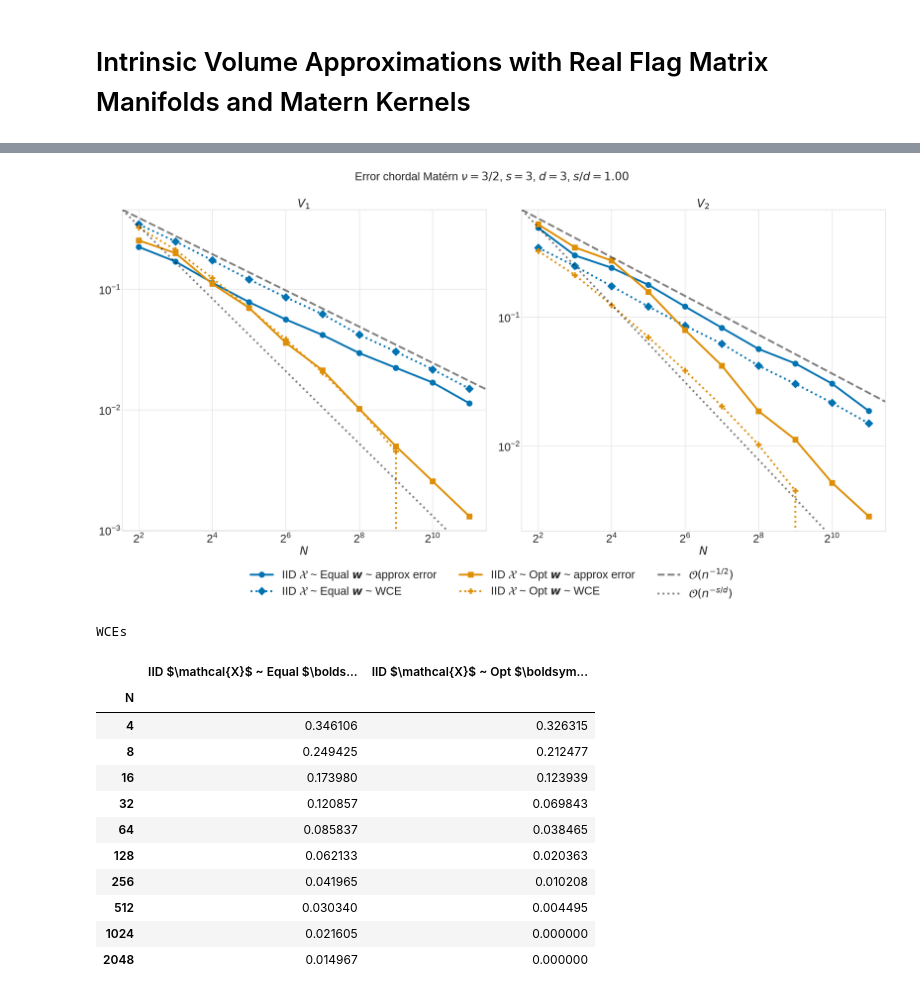
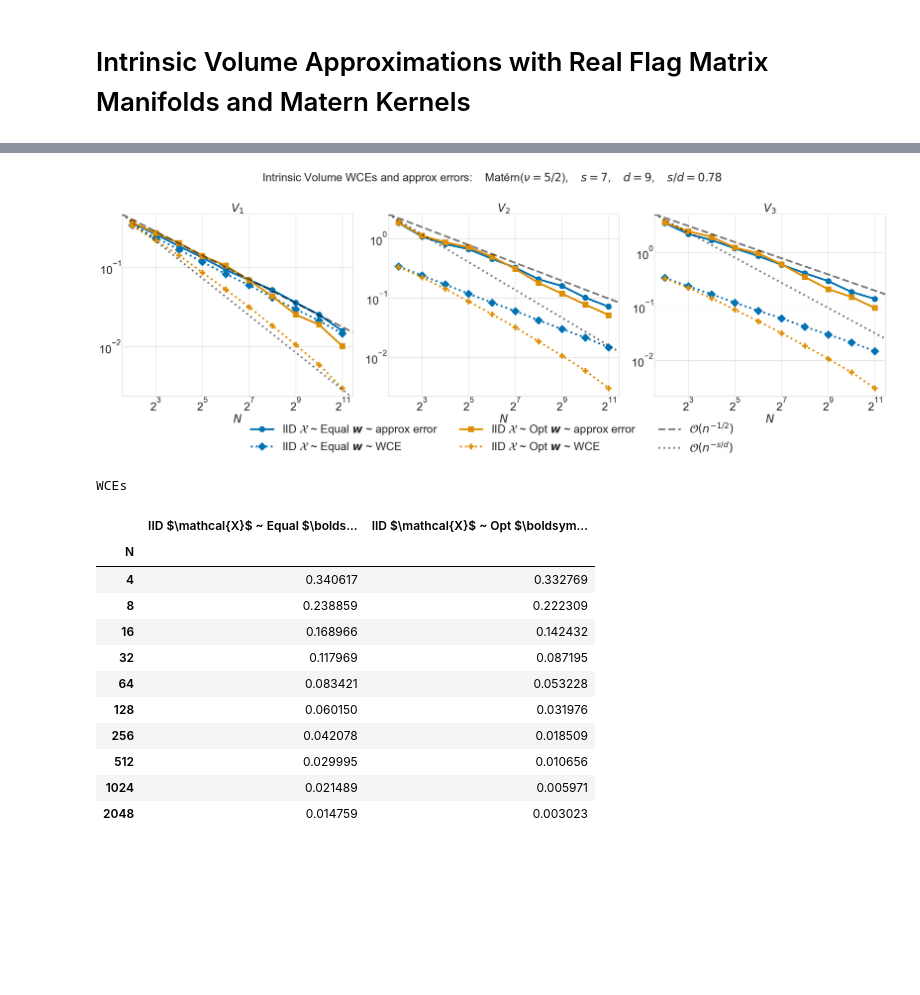
Before and after one commit to alegresor/rmatqmcpy, a Jupyter notebook: docs/examples/intrinsic_volumes.ipynb, the cells around one changed output, grey strips where cells are left out. Drawn from its saved outputs; the diff is of its cells as text; code cells hidden in the pictures; blank space fills up the shorter version.

```diff
--- a/docs/examples/intrinsic_volumes.ipynb
+++ b/docs/examples/intrinsic_volumes.ipynb
@@ -26,12 +26,13 @@ MPLP['LINESTYLES'] a list of length 10
 MPLP['MARKERS'] a list of length 12
 # %%
 body = "cube" # cube,random
-p = 2 # 2,3
-n = 3 # 3,5
-nu = 3/2 # 3/2,5/2
-log2_N_ref = 18#22 # 25,23
+p = 3 # 2,3
+n = 5 # 3,5
+nu = 5/2 # 3/2,5/2
+log2_N_ref = 25#22 # 25,23
 log2_N_max = 11 # 12,11
 log2_N_rho = 11
+trials = 100
 assert n>p
 print("n = %d"%n)
 print("nu = %.1f"%nu)
@@ -193,35 +193,35 @@ fig.savefig("./out/Vk.approx.%s.n%d.d%d.nu%s.png"%(body,n,d,nu),bbox_inches="tig
 # %%
 errors_mean = errors.mean(-2)
 wces_means = wces.mean(-1)
 fig,ax = pyplot.subplots(nrows=1,ncols=p,figsize=(MPLP["PW"],MPLP["PW"]/p),sharex=True,sharey=False)
 for i,(key,*_) in enumerate(genf_ld_optw_decomp):
     for k in range(1,p+1):
         ax[k-1].plot(N,errors_mean[i,:,k],color=MPLP["COLORS"][i],marker=MPLP["MARKERS"][i],label=key+" ~ approx error" if k==1 else None)
         ax[k-1].plot(N,wces_means[i],color=MPLP["COLORS"][i],marker=MPLP["MARKERS"][i+len(genf_ld_optw_decomp)],label=key+ " ~ WCE" if k==1 else None,linestyle="dotted")
 for k in range(1,p+1):
     ax[k-1].set_xscale("log",base=2)
     ax[k-1].set_yscale("log",base=10)
     ax[k-1].set_xlabel(r"$N$")
     ax[k-1].set_title(r"$V_{%d}$"%k)
     xmin,xmax = ax[k-1].get_xlim()
     ymin,ymax = ax[k-1].get_ylim()
     ax[k-1].set_xlim([xmin,xmax])
     ax[k-1].set_ylim([ymin,ymax])
     ax[k-1].axline([xmin,ymax],[2*xmin,2**(-1/2)*ymax],color="k",alpha=0.5,linestyle="dashed",label=r"$\mathcal{O}(n^{-1/2})$" if k==1 else None)
     ax[k-1].axline([xmin,ymax],[2*xmin,2**(-s/d)*ymax],color="k",alpha=0.5,linestyle="dotted",label=r"$\mathcal{O}(n^{-s/d})$" if k==1 else None)
 fig.legend(frameon=False,ncols=3,loc="lower center",bbox_to_anchor=(.5,-.1))
 assert s==np.inf or s%1 in [0,1/2]
 if s==np.inf:
     s_str = r"\infty"
 elif s%1==0:
     s_str = r"%d"%s
 elif s%1==1/2:
     s_str = r"%d/2"%(2*s)
-fig.suptitle(r"Error chordal Matérn "+kernel.nu_str+r", $s = %s$"%s_str+r", $d=%d$"%d+r", $s/d = %.2f$"%(s/d))
+fig.suptitle(r"Intrinsic Volume WCEs and approx errors:    Matérn(%s)"%kernel.nu_str+r",    $s = %s$"%s_str+r",    $d=%d$"%d+r",    $s/d = %.2f$"%(s/d))
 fig.tight_layout()
 fig.savefig("./out/Vk.error.%s.n%d.d%d.nu%s.png"%(body,n,d,nu),bbox_inches="tight")
 # %% [output]
-[figure, old version]
+[figure, new version]
 # %%
 wces_df = pd.DataFrame(wces.mean(-1).T,columns=[name for (name,*_) in genf_ld_optw_decomp])
 wces_df['N'] = N
@@ -232,16 +232,16 @@ wces_df
 WCEs
 |  | IID $\mathcal{X}$ ~ Equal $\bolds... | IID $\mathcal{X}$ ~ Opt $\boldsym... |
 | N |  |  |
-| 4 | 0.346106 | 0.326315 |
-| 8 | 0.249425 | 0.212477 |
-| 16 | 0.173980 | 0.123939 |
-| 32 | 0.120857 | 0.069843 |
-| 64 | 0.085837 | 0.038465 |
-| 128 | 0.062133 | 0.020363 |
-| 256 | 0.041965 | 0.010208 |
-| 512 | 0.030340 | 0.004495 |
-| 1024 | 0.021605 | 0.000000 |
-| 2048 | 0.014967 | 0.000000 |
+| 4 | 0.340617 | 0.332769 |
+| 8 | 0.238859 | 0.222309 |
+| 16 | 0.168966 | 0.142432 |
+| 32 | 0.117969 | 0.087195 |
+| 64 | 0.083421 | 0.053228 |
+| 128 | 0.060150 | 0.031976 |
+| 256 | 0.042078 | 0.018509 |
+| 512 | 0.029995 | 0.010656 |
+| 1024 | 0.021489 | 0.005971 |
+| 2048 | 0.014759 | 0.003023 |
 # %%
 for k in range(1,p+1):
     Vk_hats_df_k = pd.DataFrame(Vk_hats[...,k].mean(-1).T,columns=[name for (name,*_) in genf_ld_optw_decomp])
```
Also changed, not shown: parts of 7 cells of this notebook, 1 other file.
